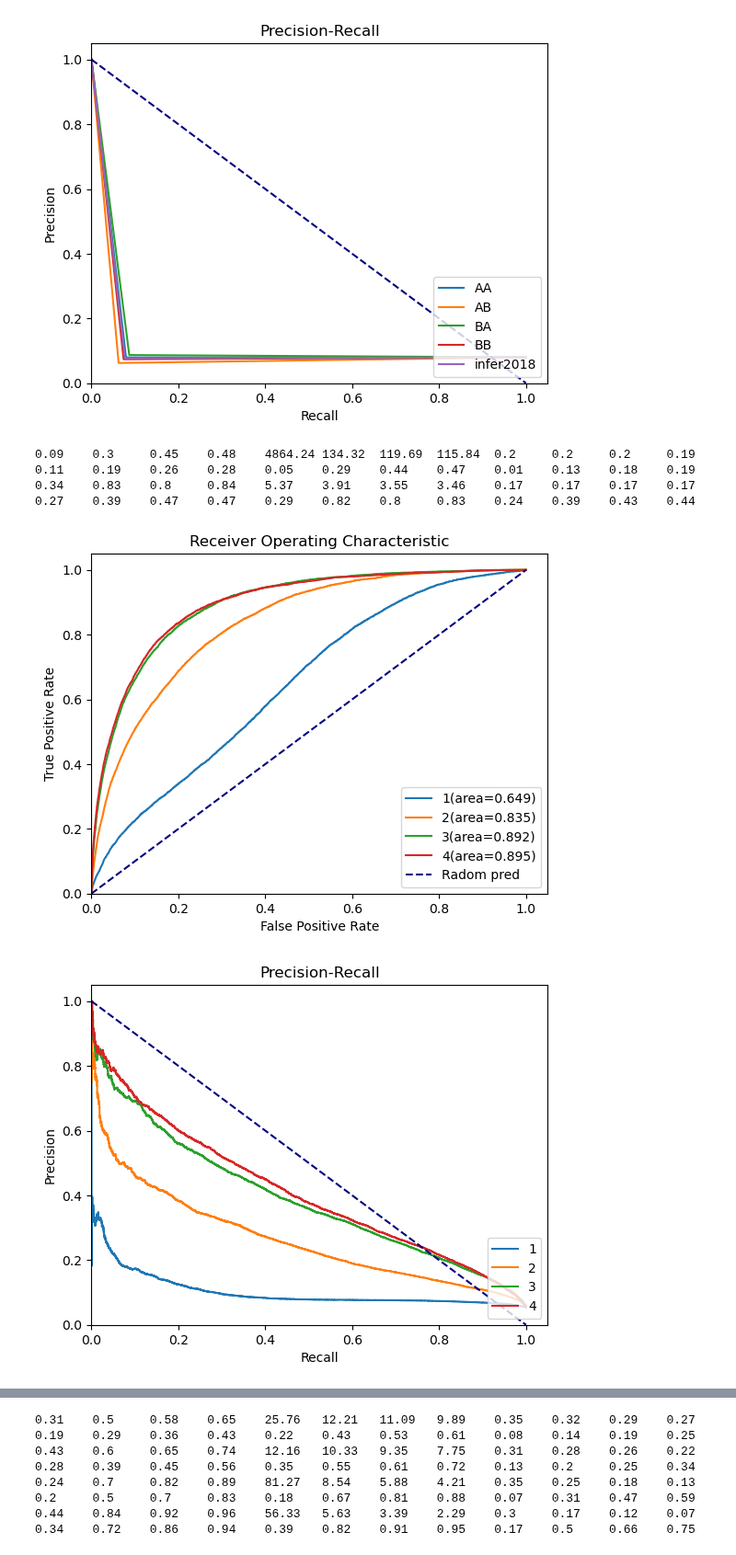
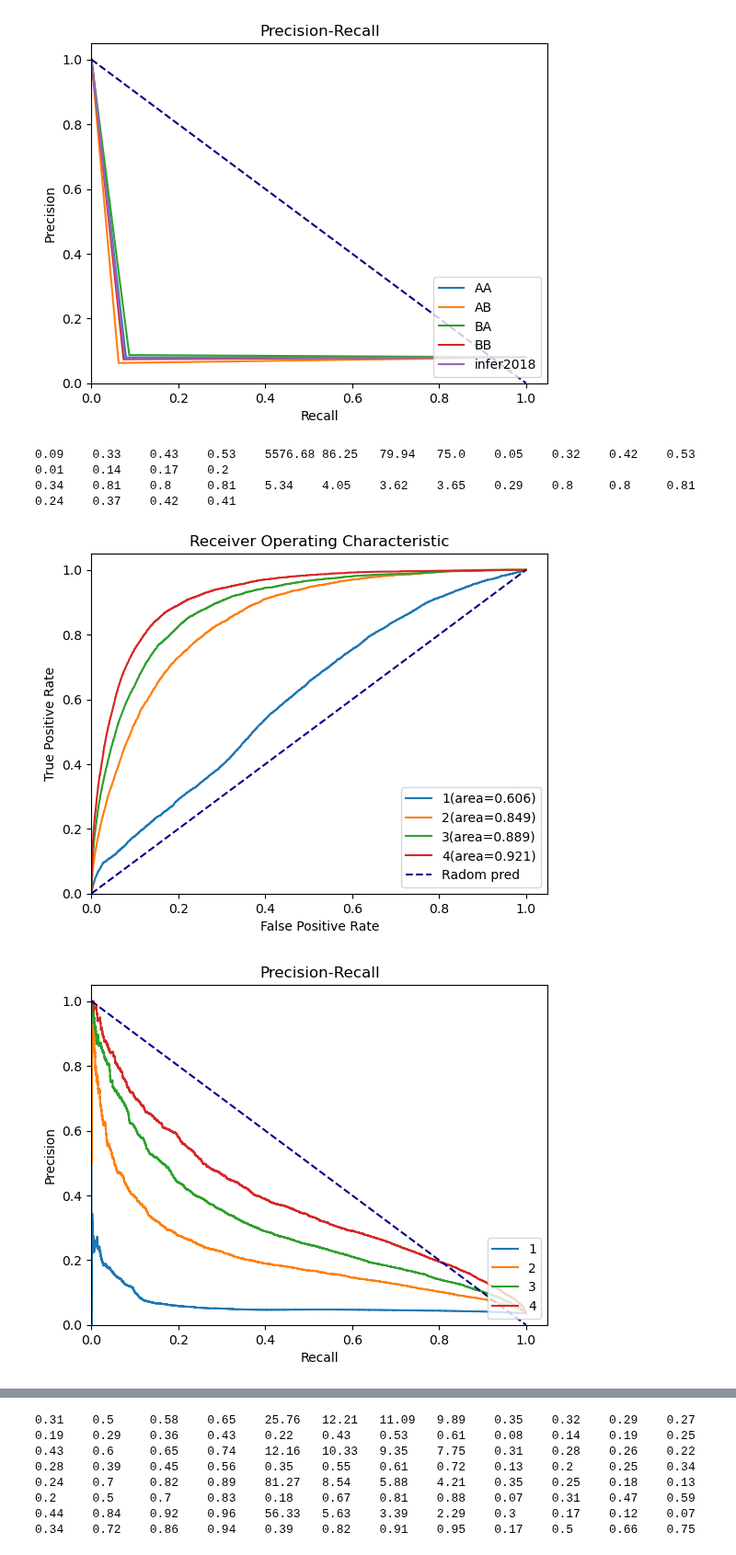
Before and after one commit to bizhili/Topology_Learning_Epis, a Jupyter notebook: readExperiment.ipynb, the cells around one changed output, grey strips where cells are left out. Shown at 92% size. Drawn from its saved outputs; the diff is of its cells as text; code cells hidden in the pictures.

```diff
--- a/readExperiment.ipynb
+++ b/readExperiment.ipynb
@@ -86,6 +89,7 @@ strain= 4
 #AA_WS_identical_11_4_-1_0_100_10.0_150000
 
 fileName= f"results/AA/AA_RGG_identical_{13}_{strain}_-1_0_100_{identicalf*1000}_150000.npz"
+fileName= "results/AA/AA_mobility_german_none_11_4_-1_0_100_10.0_150000.npz"
 IMatrix= torch.eye(node, device= "cpu")
 npzfile = np.load(fileName)
 loss= npzfile['loss']
@@ -426,21 +430,21 @@ yLabels= [str(i).split()[1] for i in evaluateMeth]
 [figure]
 # %%
 #[strain, intense, dense, node, identicalf, epoches]
-evaluateMeth= [evaluate.cosine_similarity, evaluate.graph_edit_distance, evaluate.normalized_hamming_distance, evaluate.jaccard_index,evaluate.pearson_correlation, evaluate.jaccard_similarity]
+evaluateMeth= [evaluate.cosine_similarity, evaluate.graph_edit_distance,evaluate.pearson_correlation, evaluate.jaccard_similarity]
 attriIndex= 0
 attributionL= strains
 auc_rocs_aws, auc_rocs_preA, evaluateLists= general_evaluate(evaluateMeth= evaluateMeth, attriIndex= 0, attributionL= strains ,seed= 100001, CompareWithRandom= False, seeds=[11], randomGraphs= realGraphs2)
 evaluateArray= np.array(evaluateLists)
 startIn= 0*len(attributionL)
 endIn= len(attributionL)+startIn
 evaluate.draw_auc_roc(auc_rocs_aws[startIn: endIn], auc_rocs_preA[startIn: endIn], attributionL)
 evaluate.draw_prc(auc_rocs_aws[startIn: endIn], auc_rocs_preA[startIn: endIn], attributionL)
 yLabels= [str(i).split()[1] for i in evaluateMeth]
 # %% [output]
-0.09    0.3     0.45    0.48    4864.24 134.32  119.69  115.84  0.2     0.2     0.2     0.19    0.11    0.19    0.26    0.28    0.05    0.29    0.44    0.47    0.01    0.13    0.18    0.19
-0.34    0.83    0.8     0.84    5.37    3.91    3.55    3.46    0.17    0.17    0.17    0.17    0.27    0.39    0.47    0.47    0.29    0.82    0.8     0.83    0.24    0.39    0.43    0.44
+0.09    0.33    0.43    0.53    5576.68 86.25   79.94   75.0    0.05    0.32    0.42    0.53    0.01    0.14    0.17    0.2
+0.34    0.81    0.8     0.81    5.34    4.05    3.62    3.65    0.29    0.8     0.8     0.81    0.24    0.37    0.42    0.41
-[figure, old version]
+[figure, new version]
-[figure, old version]
+[figure, new version]
 # %%
 plot_evaluate( strains, evaluateArray, "strains", yLabels, realGraphs)
 # %% [output]
```
Also changed, not shown: parts of 2 cells of this notebook, 8 other files.
